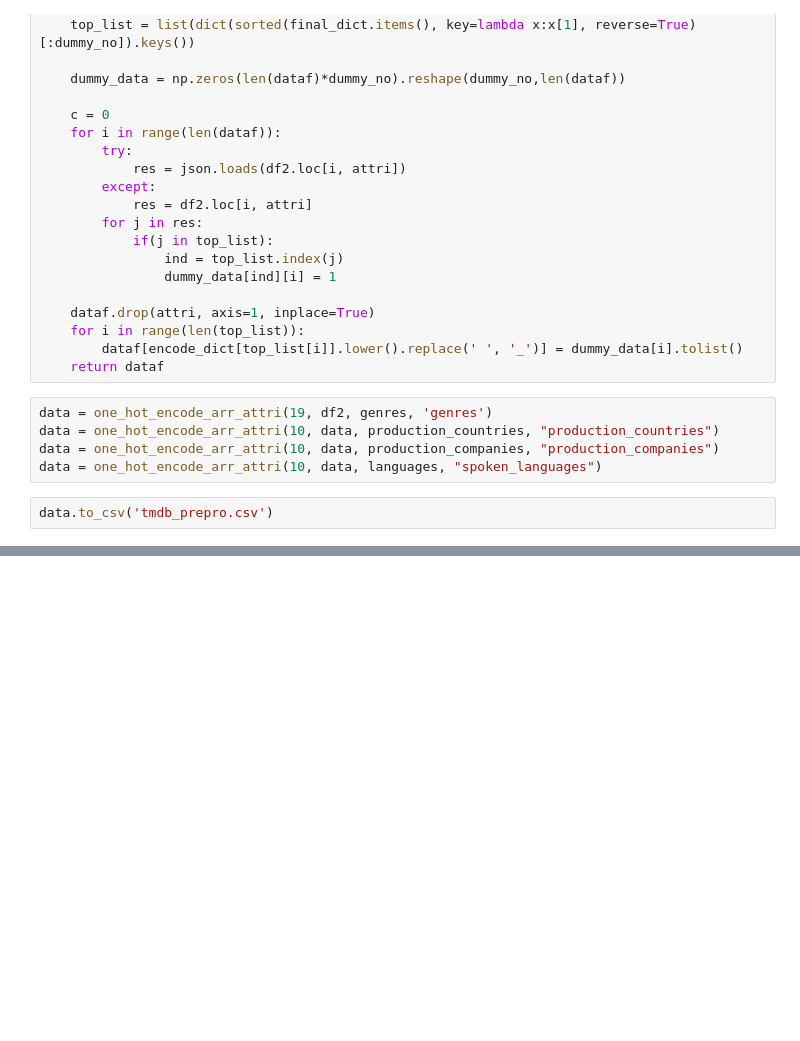
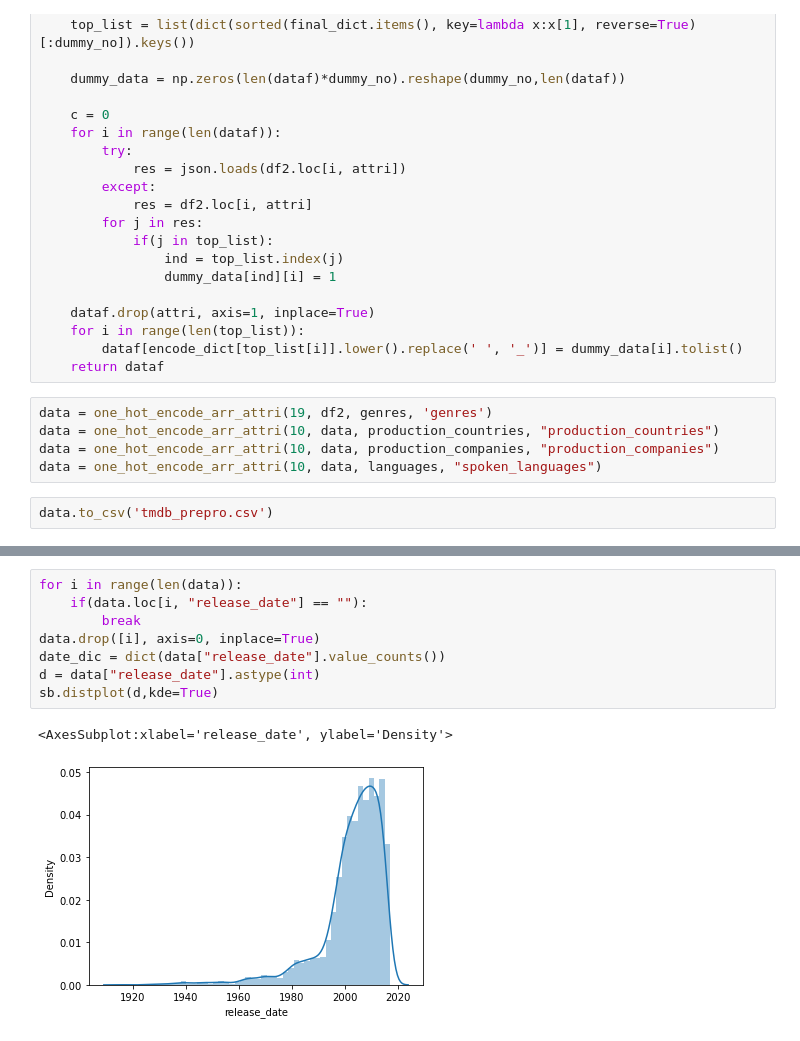
Before and after one commit to Bhagesh-Gaur/Which-Movie-Should-I-watch-A-Movie-recommender-system, a Jupyter notebook: py_notebooks/project_dataset.ipynb, the cells around one changed output, grey strips where cells are left out. Saved outputs shown, nothing was run; the diff lists cells and outputs as text; blank space fills up the shorter version.

```diff
--- a/py_notebooks/project_dataset.ipynb
+++ b/py_notebooks/project_dataset.ipynb
@@ -721,0 +752,11 @@ data.to_csv('tmdb_prepro.csv')
+# %%
+for i in range(len(data)):
+    if(data.loc[i, "release_date"] == ""):
+        break
+data.drop([i], axis=0, inplace=True)
+date_dic = dict(data["release_date"].value_counts())
+d = data["release_date"].astype(int)
+sb.distplot(d,kde=True)
+# %% [output]
+<AxesSubplot:xlabel='release_date', ylabel='Density'>
+[figure, added]
```
Also changed, not shown: parts of 5 cells of this notebook, 1 other file.
